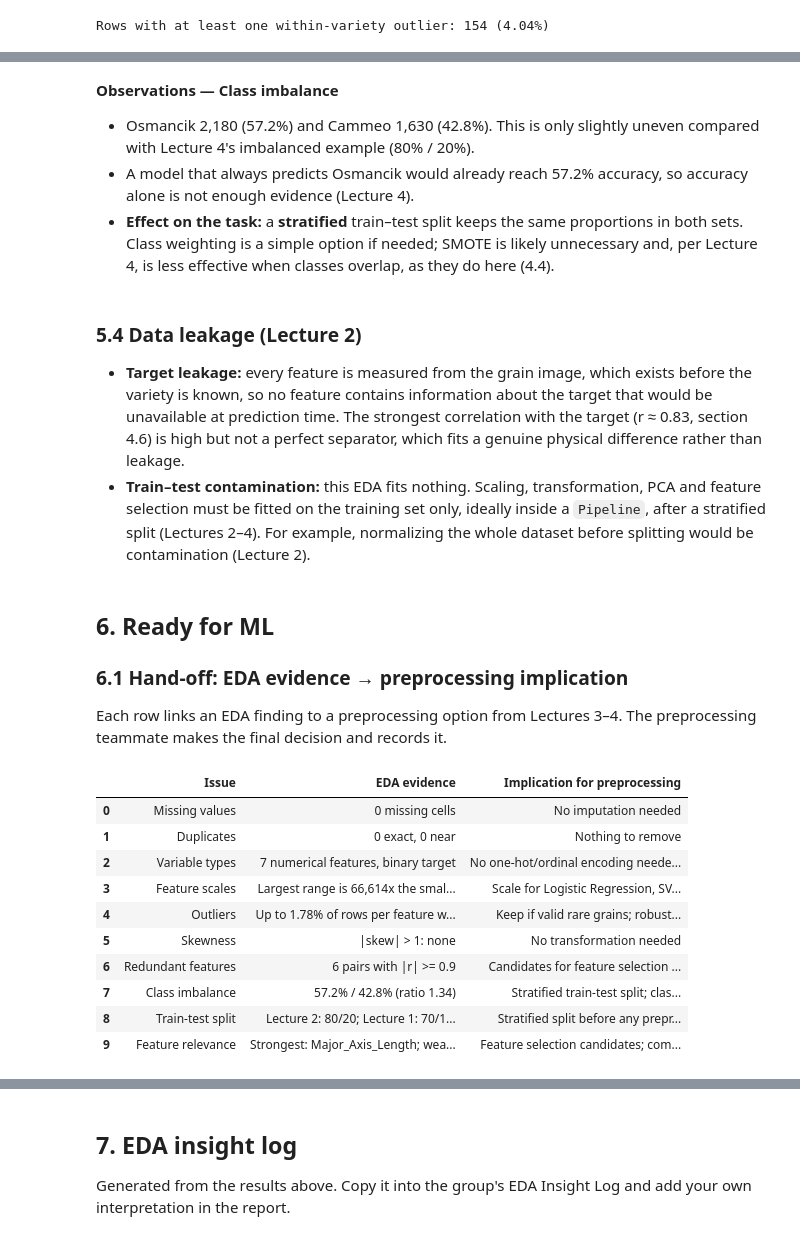
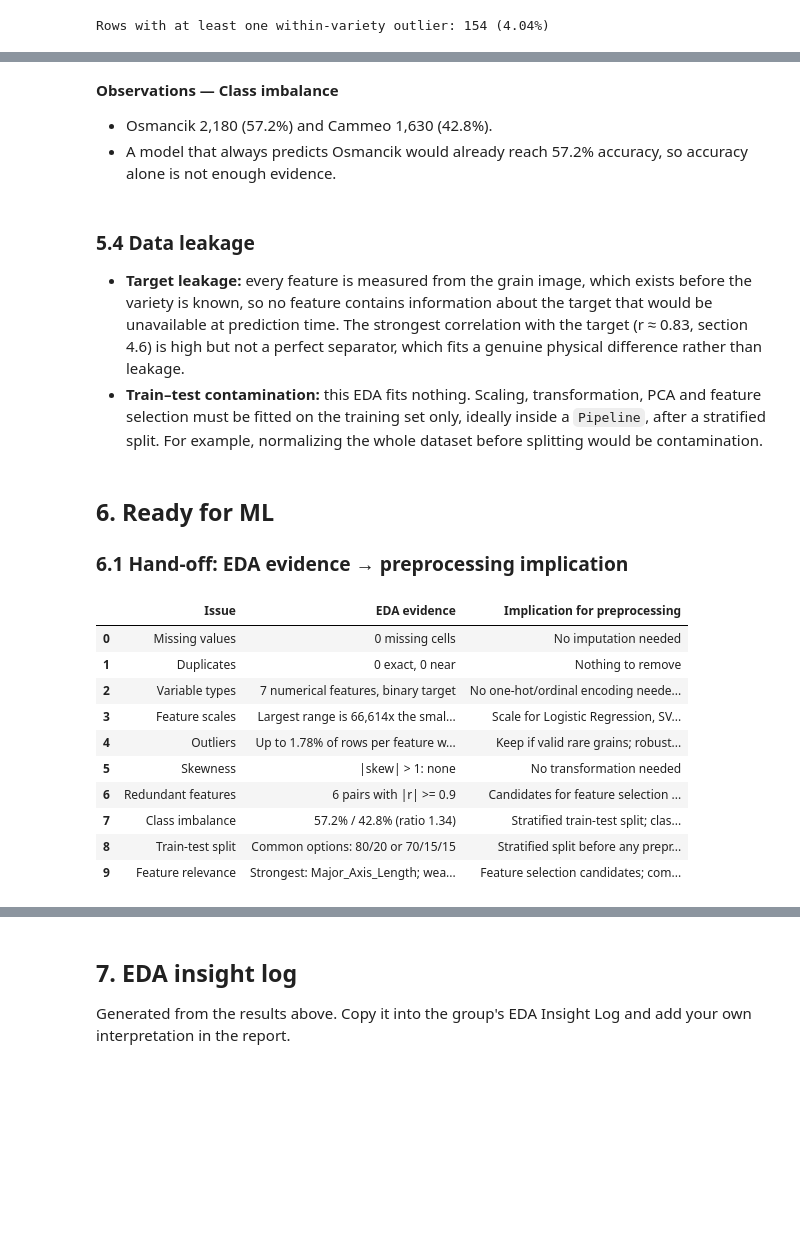
Before and after one commit to Hasanga910/GrainSense, a Jupyter notebook: Notebook.ipynb, the cells around one changed output, grey strips where cells are left out. Saved outputs shown, nothing was run; the diff lists cells and outputs as text; code cells hidden in the pictures; blank space fills up the shorter version.

```diff
--- a/Notebook.ipynb
+++ b/Notebook.ipynb
@@ -687,16 +644,14 @@ Majority-class accuracy (always predicting Osmancik): 0.5722
 # %% [markdown]
 **Observations — Class imbalance**
-- Osmancik 2,180 (57.2%) and Cammeo 1,630 (42.8%). This is only slightly uneven compared with Lecture 4's imbalanced example (80% / 20%).
-- A model that always predicts Osmancik would already reach 57.2% accuracy, so accuracy alone is not enough evidence (Lecture 4).
-- **Effect on the task:** a **stratified** train–test split keeps the same proportions in both sets. Class weighting is a simple option if needed; SMOTE is likely unnecessary and, per Lecture 4, is less effective when classes overlap, as they do here (4.4).
+- Osmancik 2,180 (57.2%) and Cammeo 1,630 (42.8%).
+- A model that always predicts Osmancik would already reach 57.2% accuracy, so accuracy alone is not enough evidence.
 # %% [markdown]
-### 5.4 Data leakage (Lecture 2)
+### 5.4 Data leakage
 - **Target leakage:** every feature is measured from the grain image, which exists before the variety is known, so no feature contains information about the target that would be unavailable at prediction time. The strongest correlation with the target (r ≈ 0.83, section 4.6) is high but not a perfect separator, which fits a genuine physical difference rather than leakage.
-- **Train–test contamination:** this EDA fits nothing. Scaling, transformation, PCA and feature selection must be fitted on the training set only, ideally inside a `Pipeline`, after a stratified split (Lectures 2–4). For example, normalizing the whole dataset before splitting would be contamination (Lecture 2).
+- **Train–test contamination:** this EDA fits nothing. Scaling, transformation, PCA and feature selection must be fitted on the training set only, ideally inside a `Pipeline`, after a stratified split. For example, normalizing the whole dataset before splitting would be contamination.
 # %% [markdown]
 ## 6. Ready for ML
 ### 6.1 Hand-off: EDA evidence → preprocessing implication
-Each row links an EDA finding to a preprocessing option from Lectures 3–4. The preprocessing teammate makes the final decision and records it.
 # %%
 skewed = stat_summary.index[stat_summary['skewness'].abs() > 1].tolist()
 range_ratio = stat_summary['range'].max() / stat_summary['range'].min()
@@ -709,34 +664,34 @@ handoff = pd.DataFrame([
      'Nothing to remove' if exact_dups + near_dups == 0 else 'Review duplicates; remove exact duplicates before splitting'],
     ['Variable types', '7 numerical features, binary target',
      'No one-hot/ordinal encoding needed; label-encode the target only (Cammeo=1, Osmancik=0)'],
     ['Feature scales', f'Largest range is {range_ratio:,.0f}x the smallest',
      'Scale for Logistic Regression, SVM, KNN (standardization or robust scaling); not needed for Decision Tree / Random Forest'],
     ['Outliers', f'Up to {max_outlier_pct:.2f}% of rows per feature within variety; {any_outlier_pct:.1f}% of rows have at least one',
      'Keep if valid rare grains; robust scaling is less outlier-sensitive than standardization; test the effect of removal'],
     ['Skewness', f'|skew| > 1: {skewed if skewed else "none"}',
      'Consider log / square-root / Box-Cox (all values are positive)' if skewed else 'No transformation needed'],
     ['Redundant features', f'{len(redundant_pairs)} pairs with |r| >= 0.9',
      'Candidates for feature selection (drop redundant) or PCA; affects coefficient-based importance'],
     ['Class imbalance', f'{balance["percent"].max():.1f}% / {balance["percent"].min():.1f}% (ratio {imbalance_ratio:.2f})',
      'Stratified train-test split; class weighting if needed; SMOTE likely unnecessary and less effective with overlapping classes'],
-    ['Train-test split', 'Lecture 2: 80/20; Lecture 1: 70/15/15',
+    ['Train-test split','Common options: 80/20 or 70/15/15',
      'Stratified split before any preprocessing; fit all preprocessing on the training set only (Pipeline)'],
     ['Feature relevance', f'Strongest: {corr_target.index[0]}; weakest: {corr_target.index[-1]}',
      'Feature selection candidates; compare with tree-based importance in Section 10.4'],
 ], columns=['Issue', 'EDA evidence', 'Implication for preprocessing'])
 handoff.to_csv(os.path.join(OUTPUT_DIR, 'preprocessing_handoff.csv'), index=False)
 pd.set_option('display.max_colwidth', None)
 display(handoff)
 # %% [output]
 |  | Issue | EDA evidence | Implication for preprocessing |
 | 0 | Missing values | 0 missing cells | No imputation needed |
 | 1 | Duplicates | 0 exact, 0 near | Nothing to remove |
 | 2 | Variable types | 7 numerical features, binary target | No one-hot/ordinal encoding neede... |
 | 3 | Feature scales | Largest range is 66,614x the smal... | Scale for Logistic Regression, SV... |
 | 4 | Outliers | Up to 1.78% of rows per feature w... | Keep if valid rare grains; robust... |
 | 5 | Skewness | |skew| > 1: none | No transformation needed |
 | 6 | Redundant features | 6 pairs with |r| >= 0.9 | Candidates for feature selection ... |
 | 7 | Class imbalance | 57.2% / 42.8% (ratio 1.34) | Stratified train-test split; clas... |
-| 8 | Train-test split | Lecture 2: 80/20; Lecture 1: 70/1... | Stratified split before any prepr... |
+| 8 | Train-test split | Common options: 80/20 or 70/15/15 | Stratified split before any prepr... |
 | 9 | Feature relevance | Strongest: Major_Axis_Length; wea... | Feature selection candidates; com... |
 # %% [markdown]
```
Also changed, not shown: parts of 42 cells of this notebook.
